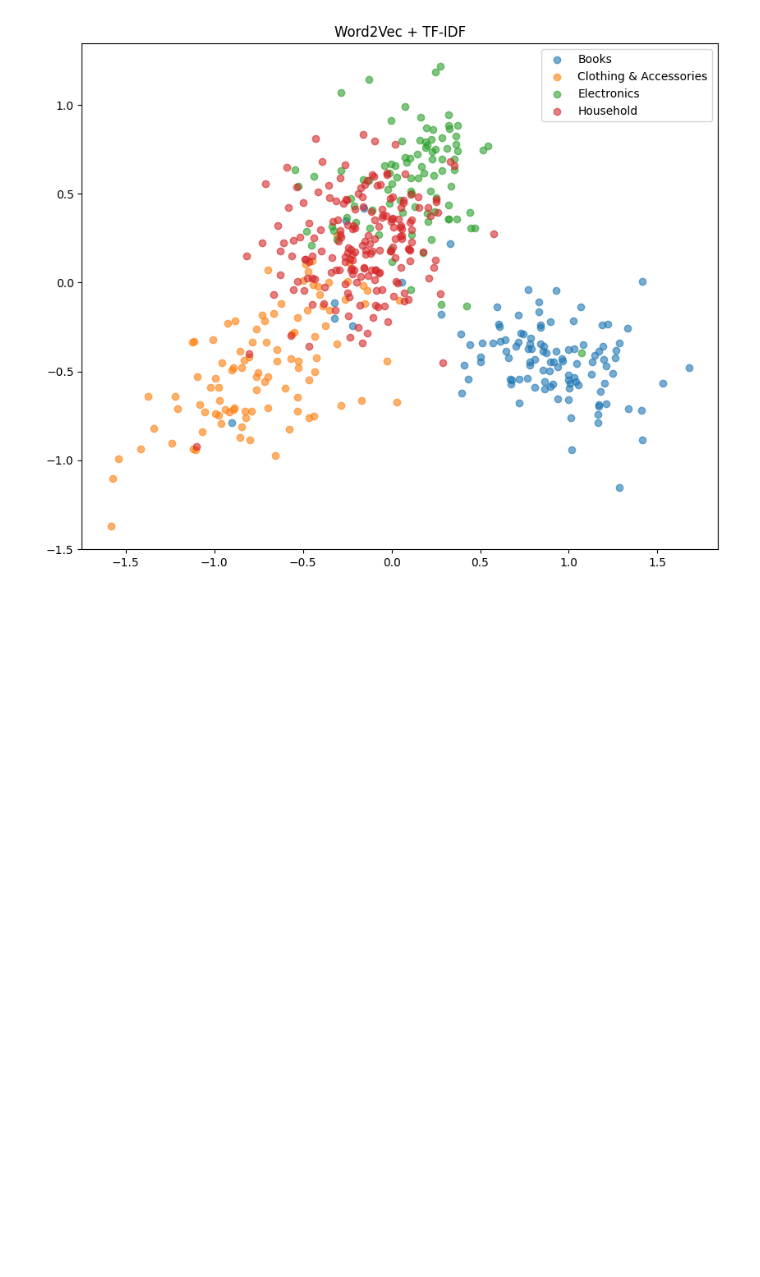
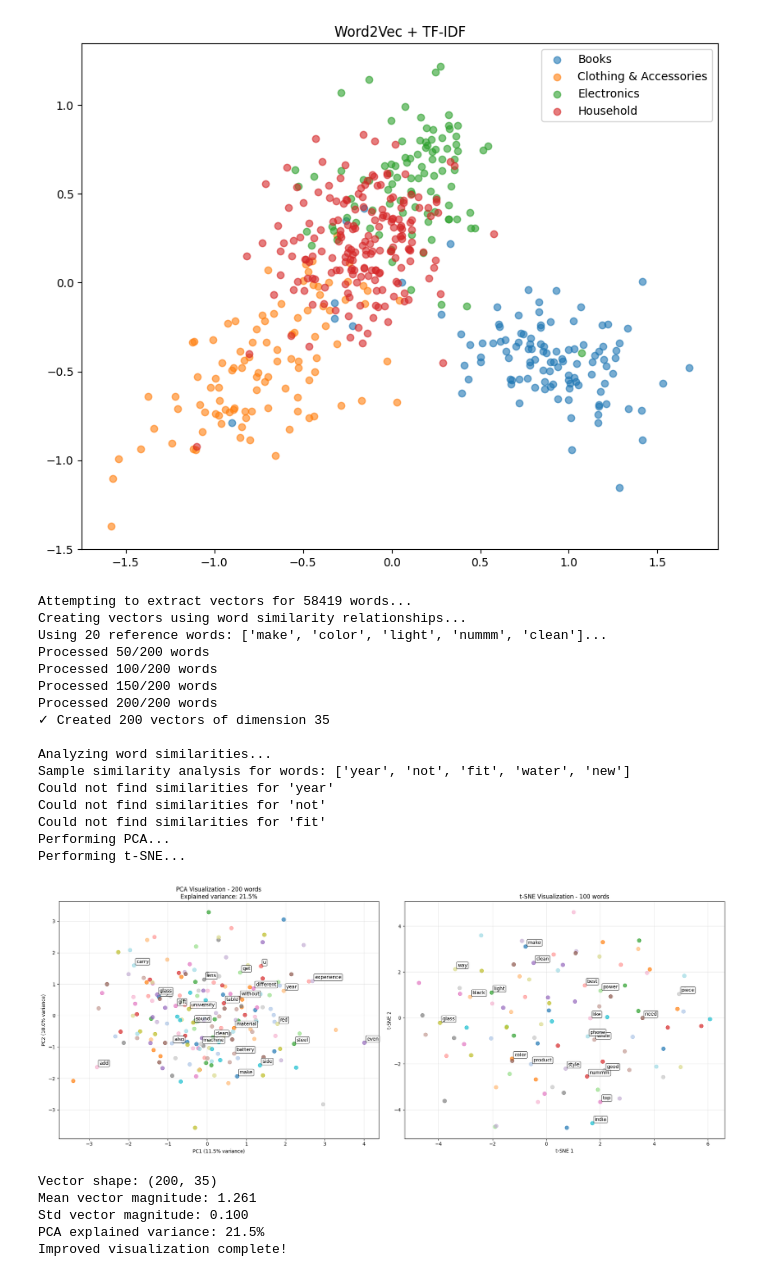
Before and after one commit to AlirezaSaffar/ecommerce-text-classifier, a Jupyter notebook: main.ipynb, the cells around one changed output. Drawn from its saved outputs; the diff is of its cells as text; code cells hidden in the pictures; blank space fills up the shorter version.

Commit message:
feat: add vecotr plots

```diff
--- a/main.ipynb
+++ b/main.ipynb
@@ -1083,0 +1242,37 @@ visualize_vectors(vectors_dict, y_all)
+# %%
+model_path = "word2vec_best_model.model"
+
+model = joblib.load(model_path)
+
+words, word_vectors = extract_proper_vectors(model_path)
+
+if word_vectors is None:
+    print("Could not extract vectors")
+
+analyze_word_similarities(model, words)
+create_visualization(words, word_vectors)
+
+print("Improved visualization complete!")
+# %% [output]
+Attempting to extract vectors for 58419 words...
+Creating vectors using word similarity relationships...
+Using 20 reference words: ['make', 'color', 'light', 'nummm', 'clean']...
+Processed 50/200 words
+Processed 100/200 words
+Processed 150/200 words
+Processed 200/200 words
+✓ Created 200 vectors of dimension 35
+
+Analyzing word similarities...
+Sample similarity analysis for words: ['year', 'not', 'fit', 'water', 'new']
+Could not find similarities for 'year'
+Could not find similarities for 'not'
+Could not find similarities for 'fit'
+Performing PCA...
+Performing t-SNE...
+[figure, added]
+Vector shape: (200, 35)
+Mean vector magnitude: 1.261
+Std vector magnitude: 0.100
+PCA explained variance: 21.5%
+Improved visualization complete!
```
Also changed, not shown: parts of 2 cells of this notebook.
